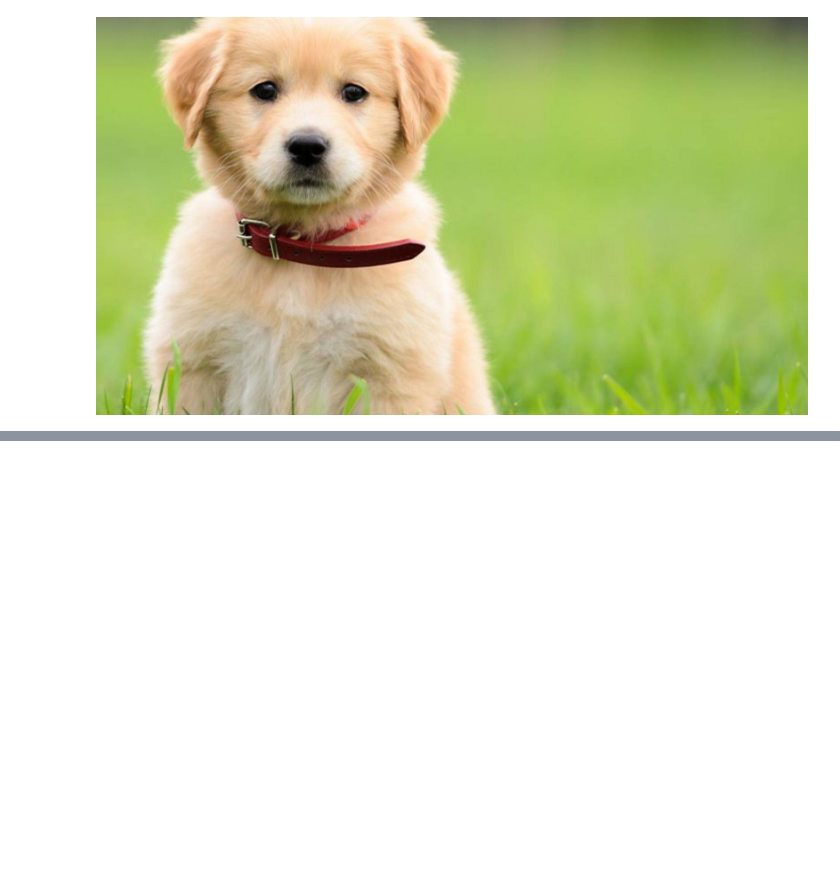
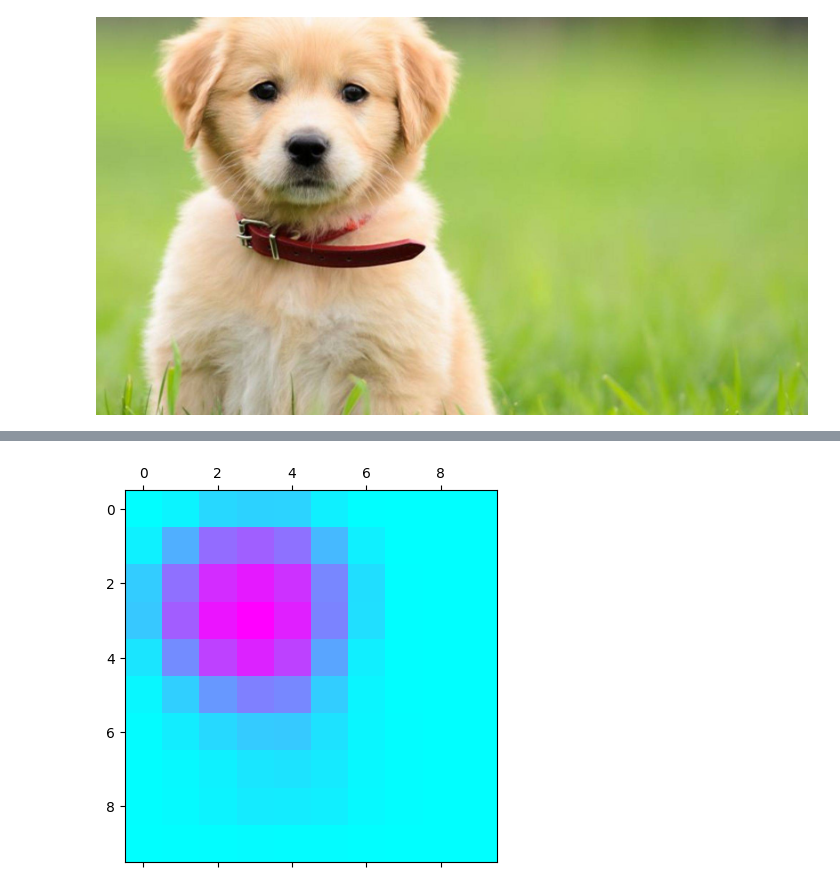
Before and after one commit to DevTimBo/DEEPL-Project, a Jupyter notebook: CAM/Grad_CAM_keras.ipynb, the cells around one changed output, grey strips where cells are left out. Cells and saved outputs as stored; diff of their text form; code cells hidden in the pictures; blank space fills up the shorter version.

```diff
--- a/CAM/Grad_CAM_keras.ipynb
+++ b/CAM/Grad_CAM_keras.ipynb
@@ -136,4 +136,9 @@ Predicted: [('n02099601', 'golden_retriever', 0.92597216)]
 [figure]
+# %%
+plt.matshow(heatmap, cmap='cool')
+plt.show()
+# %% [output]
+[figure, added]
 # %%
 model.summary()
 # %% [output]
```
Also changed, not shown: parts of 3 cells of this notebook, 3 other files.
